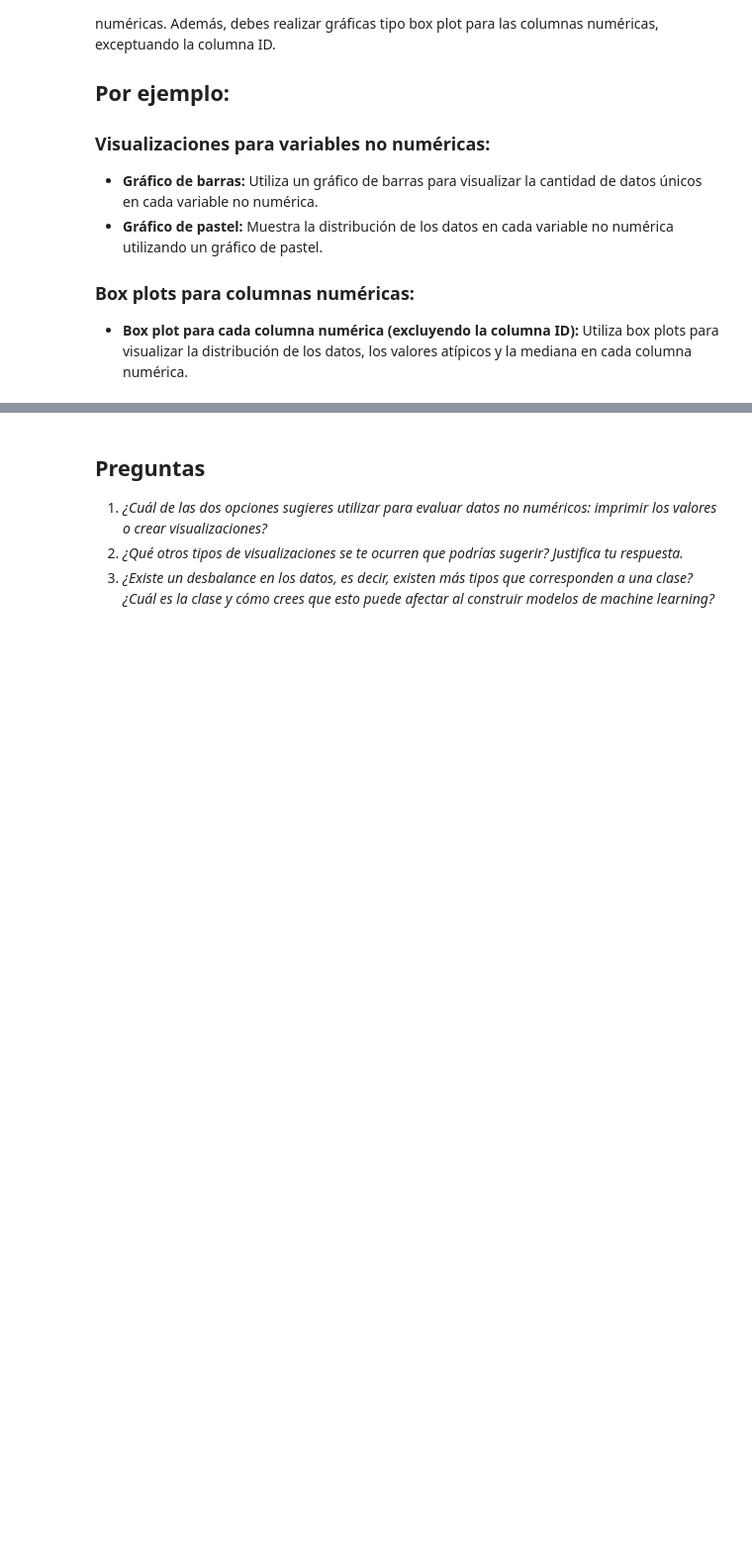
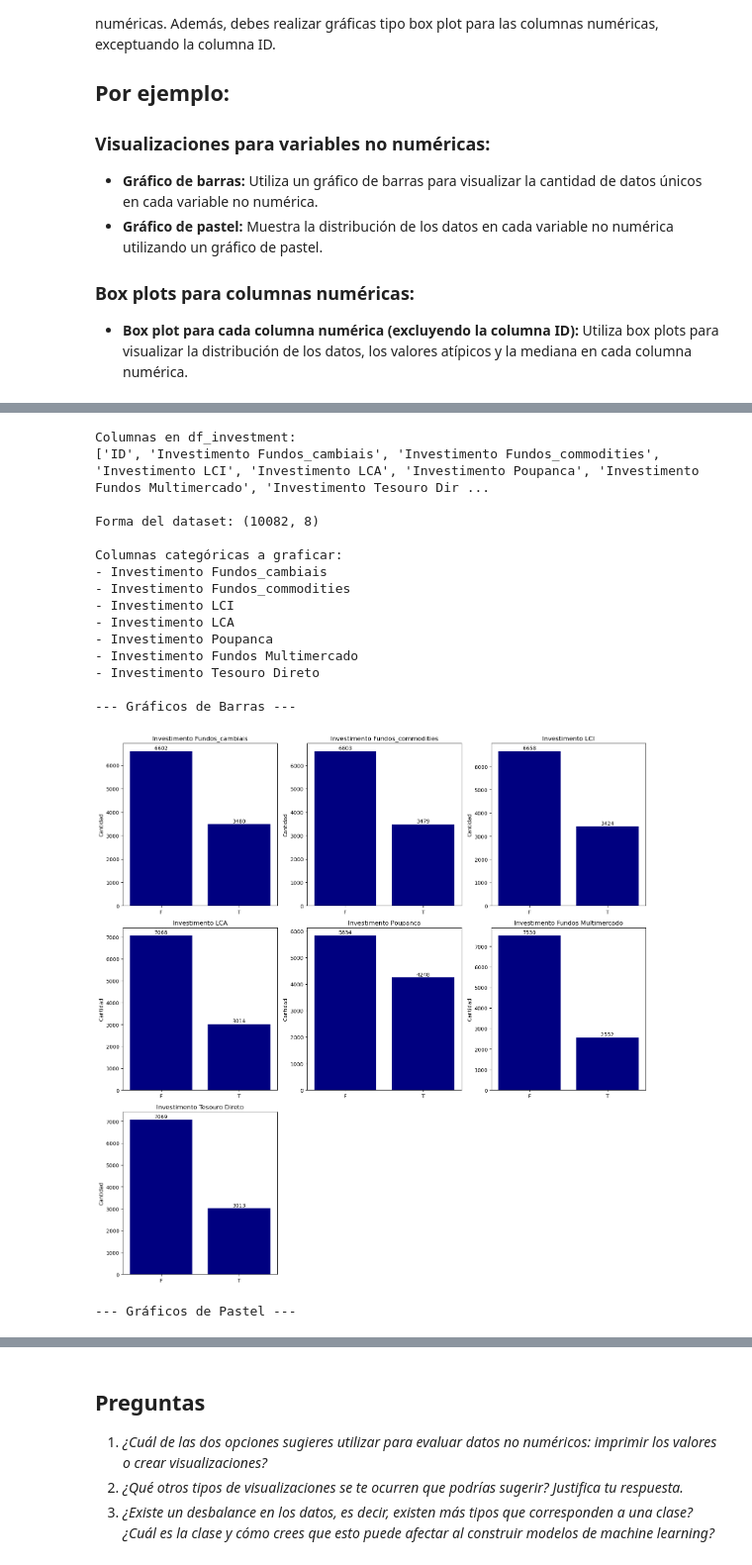
Before and after one commit to irina-yakovleva/python_b2_edp_uoc, a Jupyter notebook: python_b2_proyecto_final.ipynb, the cells around one changed output, grey strips where cells are left out. Shown at 99% size. Cells and saved outputs as stored; diff of their text form; code cells hidden in the pictures; blank space fills up the shorter version.

```diff
--- a/python_b2_proyecto_final.ipynb
+++ b/python_b2_proyecto_final.ipynb
@@ -647,0 +1246,74 @@ Esta es una sección libre en la que podrás crear diferentes visualizaciones de
+# %%
+#Write your code here, add your custom plots for df_investment
+
+# Veamos qué datos tenemos primero
+print("Columnas en df_investment:")
+print(df_investment.columns.tolist())
+print("\nForma del dataset:", df_investment.shape)
+
+# Obtener las columnas categóricas automáticamente (todas excepto ID)
+columnas_categoricas = [col for col in df_investment.columns if col != 'ID']
+print("\nColumnas categóricas a graficar:")
+for col in columnas_categoricas:
+    print(f"- {col}")
+
+# Gráficos de barras en grid
+print("\n--- Gráficos de Barras ---")
+num_cols = len(columnas_categoricas)
+filas = (num_cols + 2) // 3  # 3 gráficos por fila
+
+plt.figure(figsize=(15, 5 * filas))
+
+for i, columna in enumerate(columnas_categoricas):
+    plt.subplot(filas, 3, i + 1)
+
+    # Contar valores únicos
+    valores = df_investment[columna].value_counts()
+
+    # Crear gráfico de barras
+    plt.bar(valores.index, valores.values, color='navy')
+    plt.title(columna)
+    plt.ylabel('Cantidad')
+
+    # Agregar números encima de las barras
+    for j, v in enumerate(valores.values):
+        plt.text(j, v + max(valores.values) * 0.01, str(v), ha='center')
+
+plt.tight_layout()
+plt.show()
+
+# Gráficos de pastel en grid
+print("\n--- Gráficos de Pastel ---")
+plt.figure(figsize=(15, 5 * filas))
+
+for i, columna in enumerate(columnas_categoricas):
+    plt.subplot(filas, 3, i + 1)
+
+    # Contar valores
+    valores = df_investment[columna].value_counts()
+
+    # Crear gráfico de pastel
+    plt.pie(valores.values, labels=valores.index, autopct='%1.1f%%', startangle=90,
+            colors=['plum', 'yellowgreen'])
+    plt.title(columna)
+
+plt.tight_layout()
+plt.show()
+# %% [output]
+Columnas en df_investment:
+['ID', 'Investimento Fundos_cambiais', 'Investimento Fundos_commodities', 'Investimento LCI', 'Investimento LCA', 'Investimento Poupanca', 'Investimento Fundos Multimercado', 'Investimento Tesouro Dir ...
+
+Forma del dataset: (10082, 8)
+
+Columnas categóricas a graficar:
+- Investimento Fundos_cambiais
+- Investimento Fundos_commodities
+- Investimento LCI
+- Investimento LCA
+- Investimento Poupanca
+- Investimento Fundos Multimercado
+- Investimento Tesouro Direto
+
+--- Gráficos de Barras ---
+[figure, added]
+--- Gráficos de Pastel ---
```
Also changed, not shown: parts of 67 cells of this notebook.
